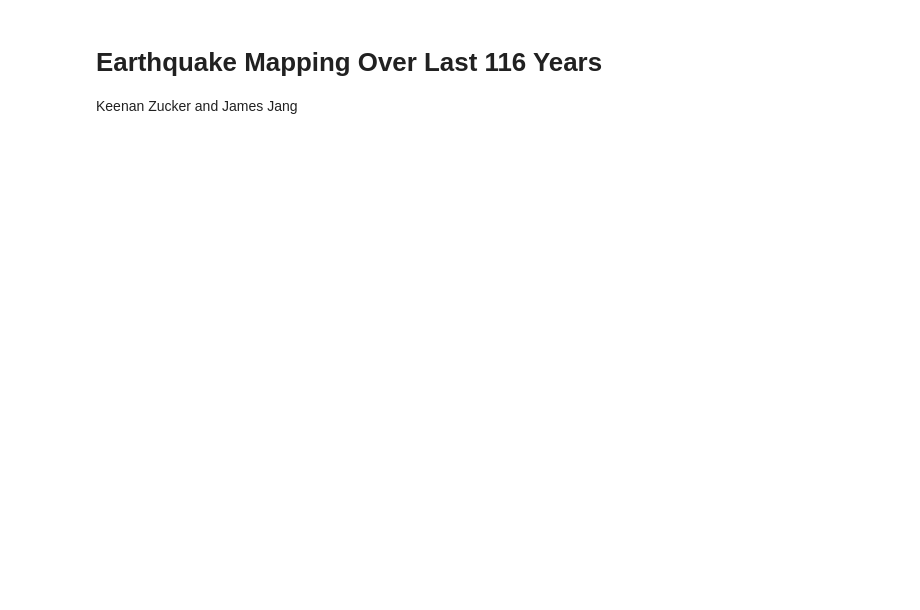
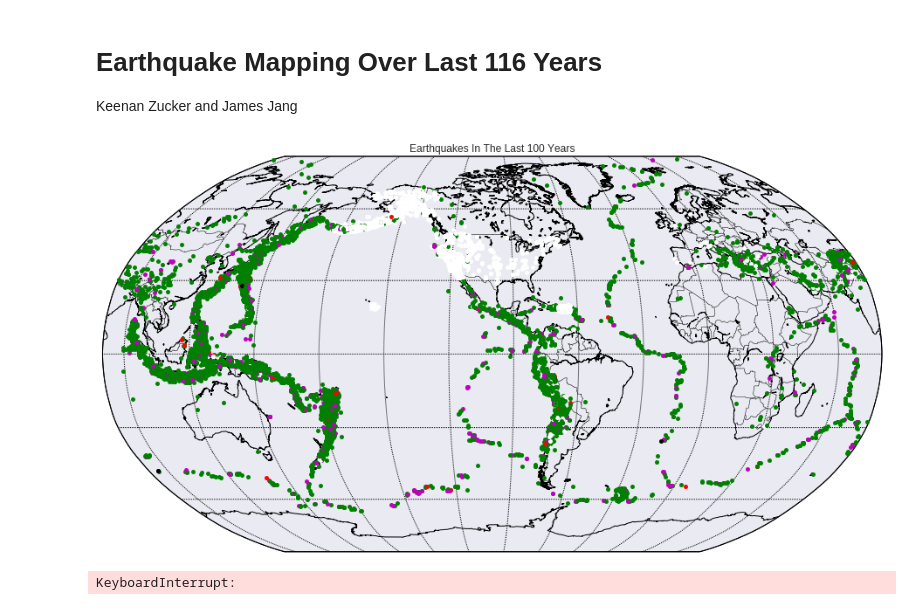
Before and after one commit to keenanzucker/DataScience16CTW, a Jupyter notebook: Mapping_Quakes.ipynb, the cells around one changed output. Cells and saved outputs as stored; diff of their text form; code cells hidden in the pictures; blank space fills up the shorter version.

```diff
--- a/Mapping_Quakes.ipynb
+++ b/Mapping_Quakes.ipynb
@@ -9,7 +9,8 @@ import matplotlib.pyplot as plt
 import seaborn as sns
 %matplotlib inline
 
-quakes = pd.read_csv("./data/data.csv")
+quakes = pd.read_csv("./data/query1.csv")
+quakes2 = pd.read_csv("./data/data.csv")
 # %%
 def get_marker_color(magnitude):
     if magnitude < 4.0:
@@ -27,27 +28,57 @@ def get_marker_color(magnitude):
 # %%
 from mpl_toolkits.basemap import Basemap
 
 
 plt.figure(figsize=(16,12))
 
 my_map = Basemap(projection='robin', lat_0=0, lon_0=-100,
               resolution='l', area_thresh=1000.0)
 
 lats = np.array(quakes.latitude)
 longs = np.array(quakes.longitude)
 mags = np.array(quakes.mag)
 # depths = np.array(quakes.depth)
 
 my_map.drawcoastlines()
 my_map.drawcountries()
 my_map.drawmapboundary()
 my_map.drawmeridians(np.arange(0, 360, 30))
 my_map.drawparallels(np.arange(-90, 90, 30))
 
 for lon, lat, mag in zip(longs, lats, mags):
     x,y = my_map(lon, lat)
     marker_string = get_marker_color(mag)
-    my_map.plot(x, y, marker_string, markersize=3)
+    my_map.plot(x, y, marker_string, markersize=5)
 
-plt.title('Earthquakes In The Last 30 Days')
+plt.title('Earthquakes In The Last 100 Years')
 plt.show()
+# %% [output]
+[figure, added]
+# %%
+from mpl_toolkits.basemap import Basemap
+
+quakes2 = quakes2.sample(frac=0.5)
+plt.figure(figsize=(16,12))
+
+my_map = Basemap(projection='robin', lat_0=0, lon_0=-100,
+              resolution='l', area_thresh=1000.0)
+
+lats = np.array(quakes2.latitude)
+longs = np.array(quakes2.longitude)
+mags = np.array(quakes2.mag)
+
+my_map.drawcoastlines()
+my_map.drawcountries()
+my_map.drawmapboundary()
+my_map.drawmeridians(np.arange(0, 360, 30))
+my_map.drawparallels(np.arange(-90, 90, 30))
+
+for lon, lat, mag in zip(longs, lats, mags):
+    x,y = my_map(lon, lat)
+    marker_string = get_marker_color(mag)
+    my_map.plot(x, y, marker_string, markersize=5)
+
+plt.title('Earthquakes In The Last 100 Years')
+plt.show()
+# %% [output]
+KeyboardInterrupt:
```
Also changed, not shown: 1 other file.
